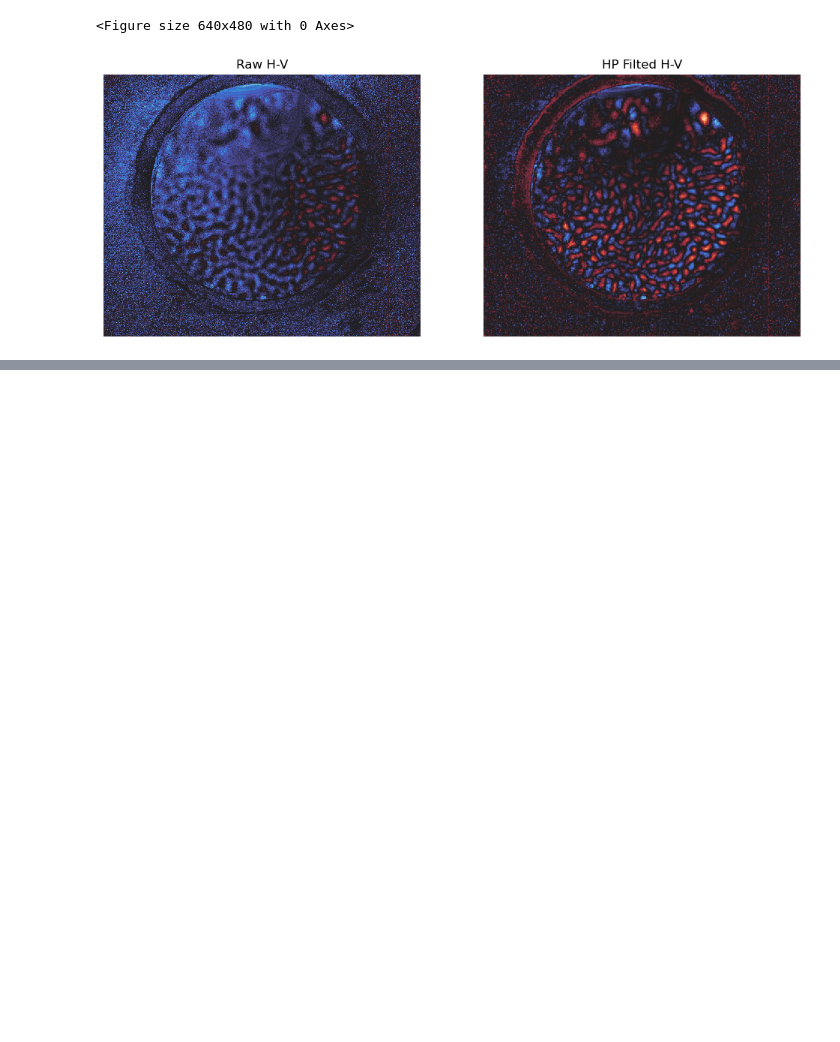
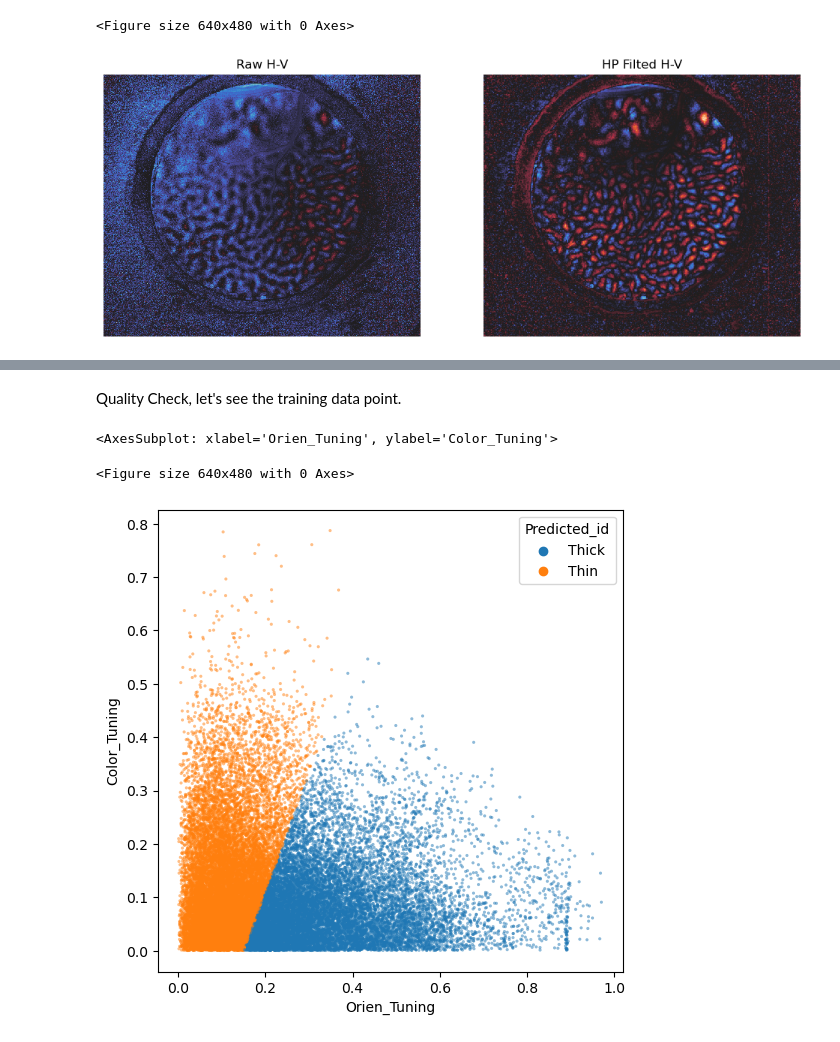
Before and after one commit to adolescent/Lulab_OI_Infrastructure, a Jupyter notebook: _Projects/240930_V2_Project/Step1_Train_SVM.ipynb, the cells around one changed output, grey strips where cells are left out. Drawn from its saved outputs; the diff is of its cells as text; code cells hidden in the pictures; blank space fills up the shorter version.

```diff
--- a/_Projects/240930_V2_Project/Step1_Train_SVM.ipynb
+++ b/_Projects/240930_V2_Project/Step1_Train_SVM.ipynb
@@ -90,0 +218,10 @@ Classified graph together with prob. graph.
+# %%
+# we use linear kernal svm and prob. model.
+from sklearn import svm
+from sklearn.model_selection import cross_val_score
+
+# fit svm, and test 5-fold score validation.
+classifier = svm.SVC(C = 1,probability=True,kernel='linear') # probability=True can return a prob. of classify into a class.
+scores = cross_val_score(classifier,train_sets, list(train_ids), cv=5)
+print(f'Score of 5 fold SVC on unsupervised : {scores.mean()*100:.2f}%')
+classifier.fit(train_sets,list(train_ids))
@@ -90,0 +235,21 @@ Classified graph together with prob. graph.
+# %%
+v2_datas = tuning_array[:,v2_mask]
+test_data = v2_datas.reshape(2,-1).T # reshape data in N_sample*N_dims,here is Nx2
+pred_ids = classifier.predict(test_data)# svm-predicted id of all V2 classification
+pred_probs = classifier.predict_proba(test_data)# probability of classification of 2 class
+dists = classifier.decision_function(test_data)# distance of each point toward determine function
+
+# we can also get determin function if you need. y = k*x +b
+w = classifier.coef_[0]
+k = -w[0] / w[1]
+b = -classifier.intercept_[0]/ w[1]
+
+# save train data in dataframe.
+test_dataframe = pd.DataFrame(0.0,index = range(len(test_data)),columns = ['Orien_Tuning','Color_Tuning','Predicted_id','Thick_Prob','Thin_Prob','Dists'])
+
+for i in tqdm(range(len(test_data))):
+    c_id = ['Error','Thick','Thin'][int(pred_ids[i])]
+    test_dataframe.loc[i,:] = [test_data[i,0],test_data[i,1],c_id,pred_probs[i,0],pred_probs[i,1],dists[i]]
+cf.Save_Variable(wp,'Predicted_V2_ID_Linear',test_dataframe)
+cf.Save_Variable(wp,'SVM_Model',classifier)
+test_dataframe
@@ -90,0 +270,11 @@ Classified graph together with prob. graph.
+# %% [markdown]
+Quality Check, let's see the training data point.
+# %%
+plt.clf()
+# plt.cla()
+fig, ax = plt.subplots(nrows=1, ncols=1, figsize=(6,6))
+sns.scatterplot(data = test_dataframe,x = 'Orien_Tuning',y = 'Color_Tuning',hue = 'Predicted_id',ax = ax,s = 5,linewidth=0,alpha = 0.5)
+# %% [output]
+<AxesSubplot: xlabel='Orien_Tuning', ylabel='Color_Tuning'>
+<Figure size 640x480 with 0 Axes>
+[figure, added]
```
Also changed, not shown: parts of 19 cells of this notebook, 1 other file.
